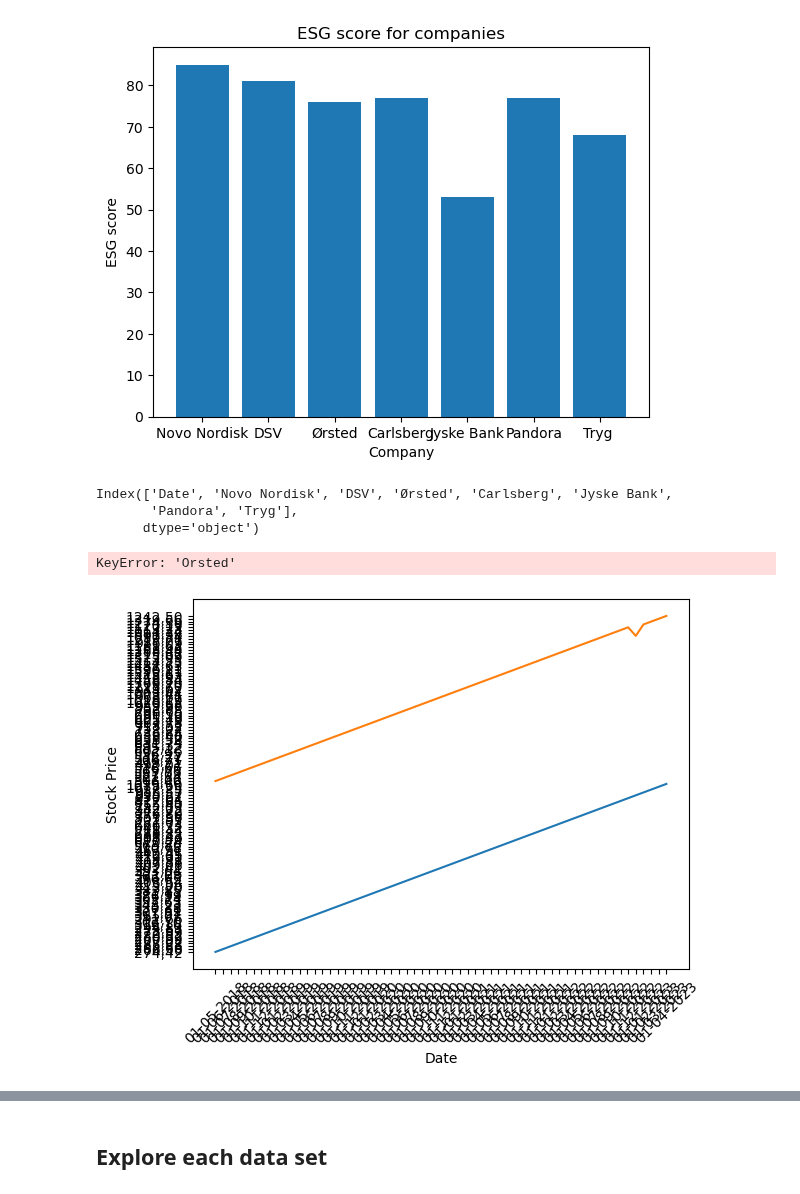
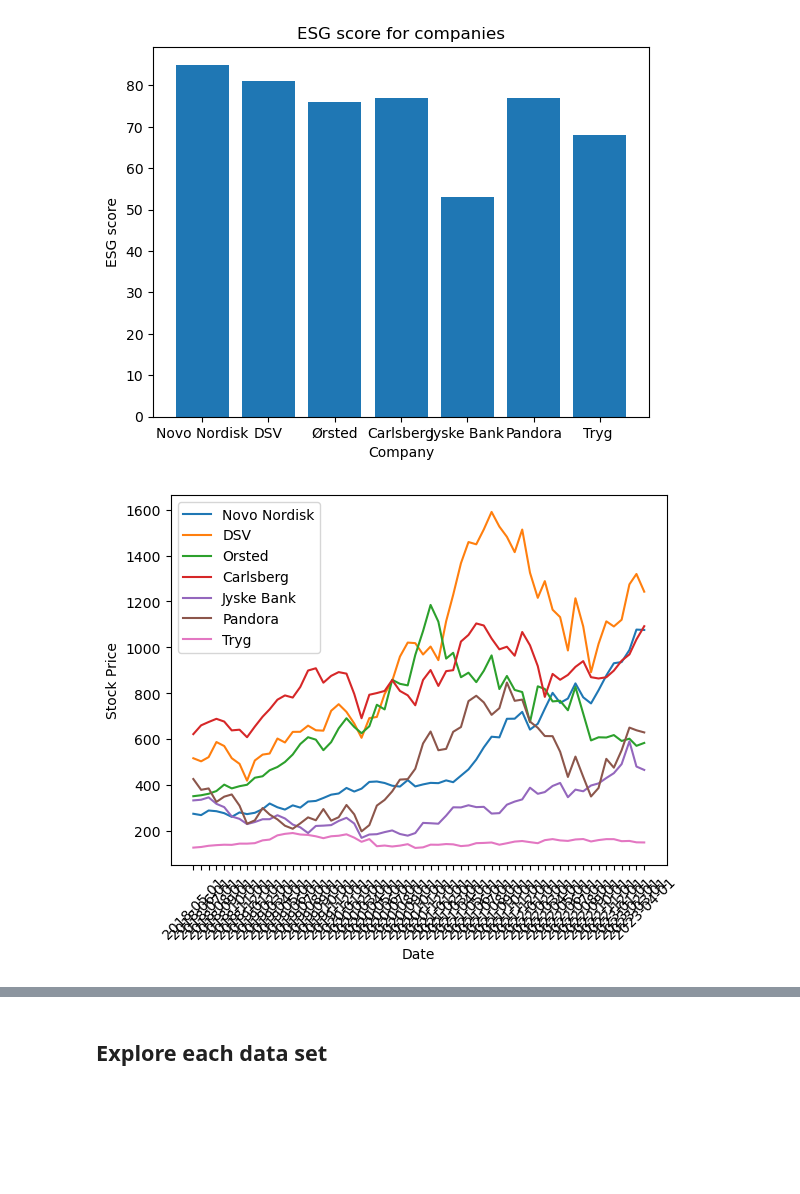
Before and after one commit to NumEconCopenhagen/projects-2023-mmj, a Jupyter notebook: dataproject/dataproject.ipynb, the cells around one changed output, grey strips where cells are left out. Saved outputs shown, nothing was run; the diff lists cells and outputs as text; code cells hidden in the pictures; blank space fills up the shorter version.

```diff
--- a/dataproject/dataproject.ipynb
+++ b/dataproject/dataproject.ipynb
@@ -42,23 +42,34 @@ plt.show()
 6         Tryg          68
 [figure]
 # %%
-df1 = pd.read_csv('Monthly prices.csv', delimiter=';', encoding=result)
+import chardet
 
-print(df1.columns)
+# Detect the encoding type of the file
+with open('Monthly prices.csv', 'rb') as f:
+    result = chardet.detect(f.read())
+
+# Read the file using the detected encoding type
+df1 = pd.read_csv('Monthly prices.csv', delimiter=';', encoding=result['encoding'])
+df1['Date'] = pd.to_datetime(df1['Date'])
+df1.columns = df1.columns.str.strip()
+
 # Create figure and axis object
 fig, ax = plt.subplots()
 
 # Set x-axis to be the date column
 ax.set_xlabel('Date')
-ax.set_xticklabels(df1['Date'], rotation=45)
+ax.set_xticks(df1['Date'].values)
+ax.set_xticklabels(df1['Date'].dt.strftime('%Y-%m-%d'), rotation=45)
 
 # Set y-axis to be the stock price column for each company
 ax.set_ylabel('Stock Price')
 for company in ['Novo Nordisk', 'DSV', 'Orsted', 'Carlsberg', 'Jyske Bank', 'Pandora', 'Tryg']:
     ax.plot(df1['Date'], df1[company], label=company)
+
+# Add a legend to the plot
+ax.legend()
+
+# Show the plot
+plt.show()
 # %% [output]
-Index(['Date', 'Novo Nordisk', 'DSV', 'Ørsted', 'Carlsberg', 'Jyske Bank',
-       'Pandora', 'Tryg'],
-      dtype='object')
-KeyError: 'Orsted'
-[figure, old version]
+[figure, new version]
```
Also changed, not shown: parts of 3 cells of this notebook.
